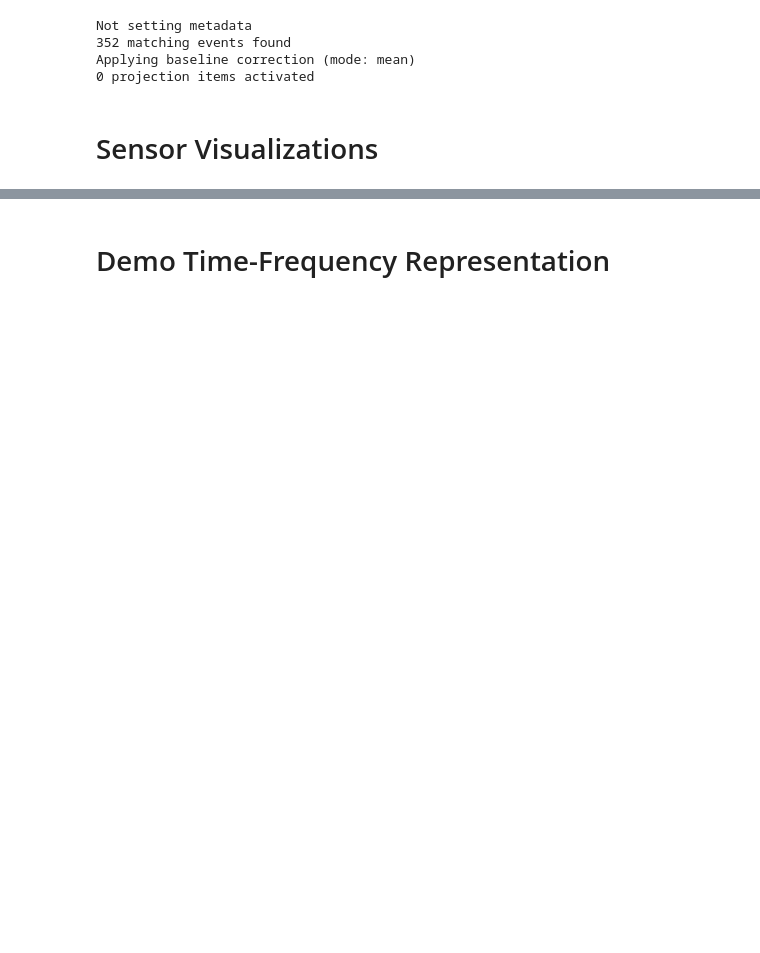
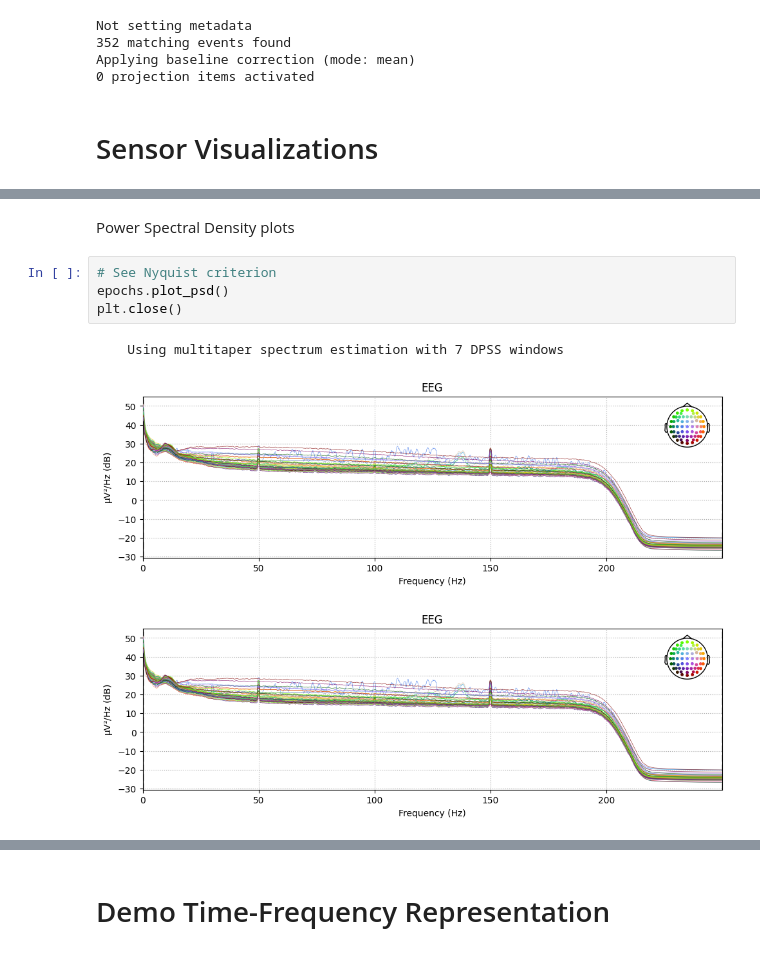
Before and after one commit to duedahl/LU_EEG_Classification, a Jupyter notebook: Visuals2.ipynb, the cells around one changed output, grey strips where cells are left out. Saved outputs shown, nothing was run; the diff lists cells and outputs as text; blank space fills up the shorter version.

```diff
--- a/Visuals2.ipynb
+++ b/Visuals2.ipynb
@@ -125,0 +127,10 @@ epochs.plot_sensors(kind="3d", ch_type="eeg", show_names=True, show=False, axes=
+# %% [markdown]
+Power Spectral Density plots
+# %%
+# See Nyquist criterion
+epochs.plot_psd()
+plt.close()
+# %% [output]
+    Using multitaper spectrum estimation with 7 DPSS windows
+[figure, added]
+[figure, added]
```
Also changed, not shown: parts of 19 cells of this notebook.
